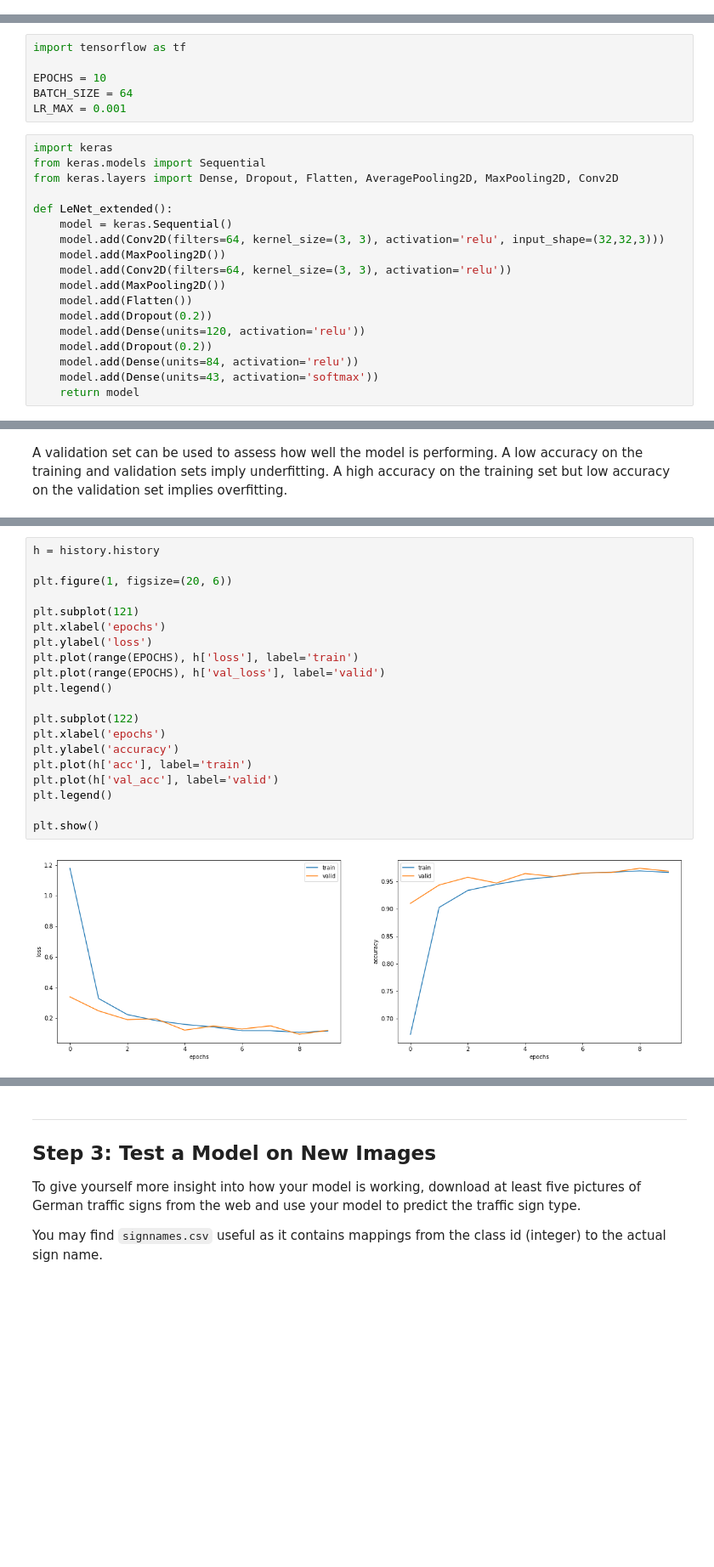
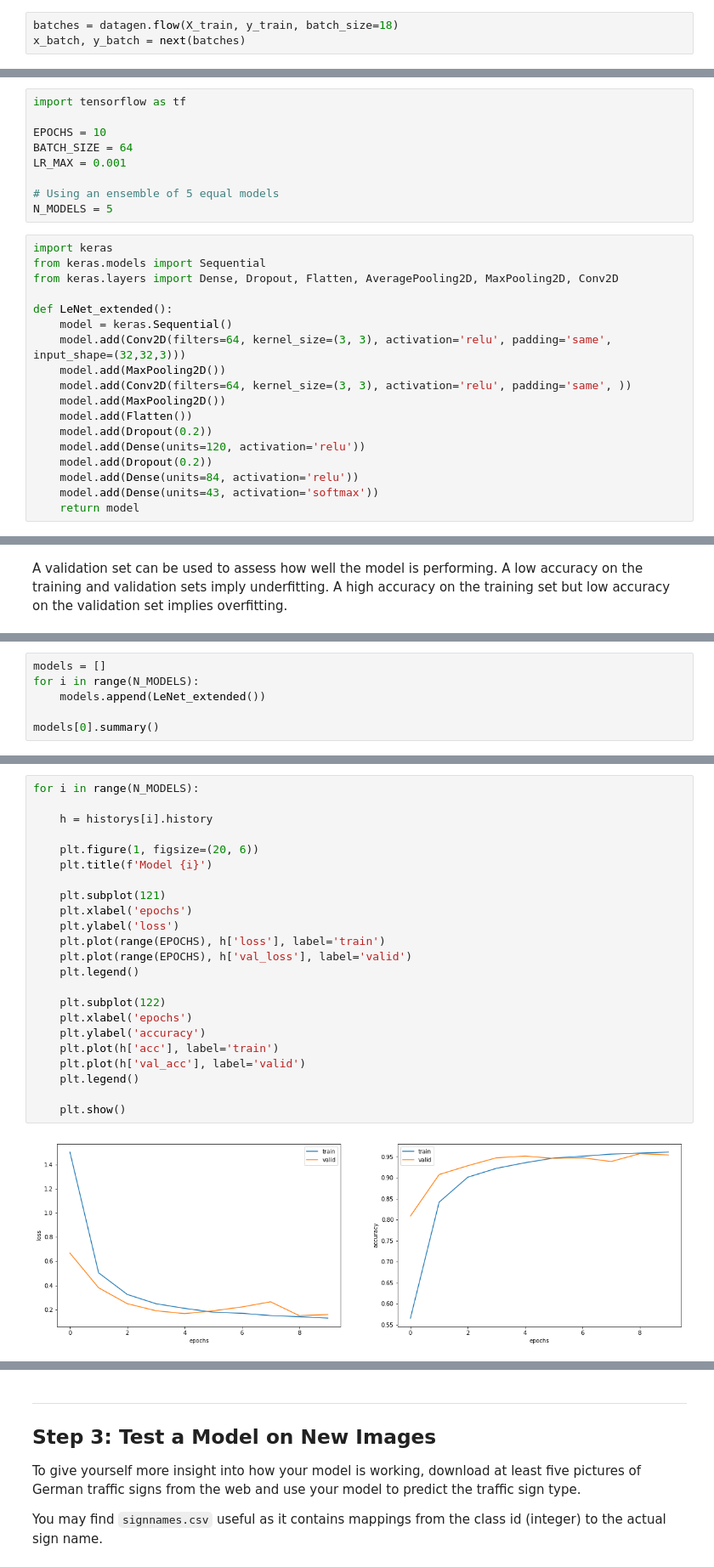
Before and after one commit to pascal-pfeiffer/CarND-Traffic-Sign-Classifier-Project, a Jupyter notebook: Traffic_Sign_Classifier.ipynb, the cells around one changed output, grey strips where cells are left out. Shown at 85% size. Drawn from its saved outputs; the diff is of its cells as text; blank space fills up the shorter version.

Commit message:
added ensemble of models to solution

```diff
--- a/Traffic_Sign_Classifier.ipynb
+++ b/Traffic_Sign_Classifier.ipynb
@@ -190,0 +208,3 @@ Use the code cell (or multiple code cells, if necessary) to implement the first
+# %%
+batches = datagen.flow(X_train, y_train, batch_size=18)
+x_batch, y_batch = next(batches)
@@ -223,6 +252,9 @@ import tensorflow as tf
 EPOCHS = 10
 BATCH_SIZE = 64
 LR_MAX = 0.001
+
+# Using an ensemble of 5 equal models
+N_MODELS = 5
 # %%
 import keras
 from keras.models import Sequential
@@ -230,9 +262,9 @@ from keras.layers import Dense, Dropout, Flatten, AveragePooling2D, MaxPooling2D
 
 def LeNet_extended():
     model = keras.Sequential()
-    model.add(Conv2D(filters=64, kernel_size=(3, 3), activation='relu', input_shape=(32,32,3)))
+    model.add(Conv2D(filters=64, kernel_size=(3, 3), activation='relu', padding='same', input_shape=(32,32,3)))
     model.add(MaxPooling2D())
-    model.add(Conv2D(filters=64, kernel_size=(3, 3), activation='relu'))
+    model.add(Conv2D(filters=64, kernel_size=(3, 3), activation='relu', padding='same', ))
     model.add(MaxPooling2D())
     model.add(Flatten())
     model.add(Dropout(0.2))
@@ -297,0 +281,6 @@ _________________________________________________________________
+# %%
+models = []
+for i in range(N_MODELS):
+    models.append(LeNet_extended())
+
+models[0].summary()
@@ -335,22 +340,25 @@ Epoch 10/10
 # %%
-h = history.history
+for i in range(N_MODELS):
 
-plt.figure(1, figsize=(20, 6))
+    h = historys[i].history
 
-plt.subplot(121)
-plt.xlabel('epochs')
-plt.ylabel('loss')
-plt.plot(range(EPOCHS), h['loss'], label='train')
-plt.plot(range(EPOCHS), h['val_loss'], label='valid')
-plt.legend()
+    plt.figure(1, figsize=(20, 6))
+    plt.title(f'Model {i}')
 
-plt.subplot(122)
-plt.xlabel('epochs')
-plt.ylabel('accuracy')
-plt.plot(h['acc'], label='train')
-plt.plot(h['val_acc'], label='valid')
-plt.legend()
+    plt.subplot(121)
+    plt.xlabel('epochs')
+    plt.ylabel('loss')
+    plt.plot(range(EPOCHS), h['loss'], label='train')
+    plt.plot(range(EPOCHS), h['val_loss'], label='valid')
+    plt.legend()
 
-plt.show()
+    plt.subplot(122)
+    plt.xlabel('epochs')
+    plt.ylabel('accuracy')
+    plt.plot(h['acc'], label='train')
+    plt.plot(h['val_acc'], label='valid')
+    plt.legend()
+
+    plt.show()
 # %% [output]
-[figure, old version]
+[figure, new version]
```
Also changed, not shown: parts of 28 cells of this notebook, 1 other file.
